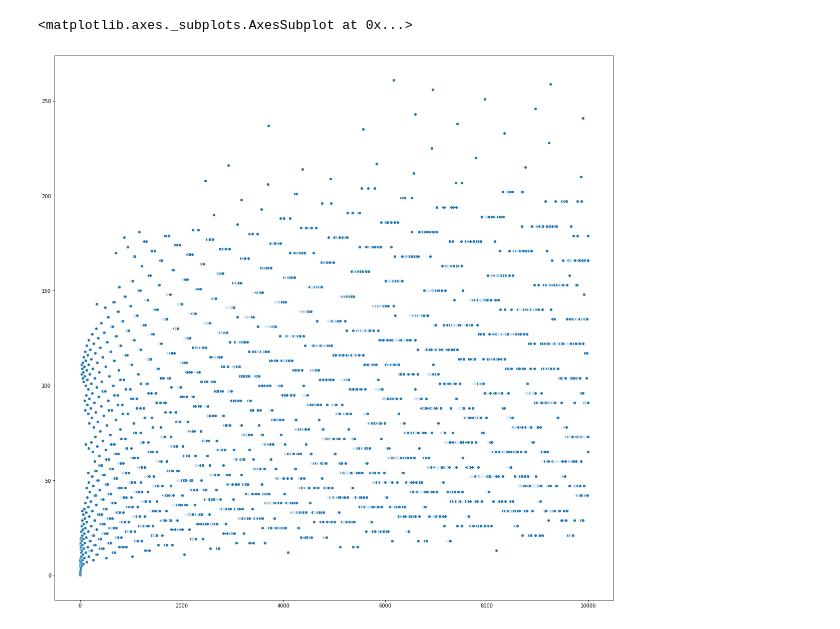
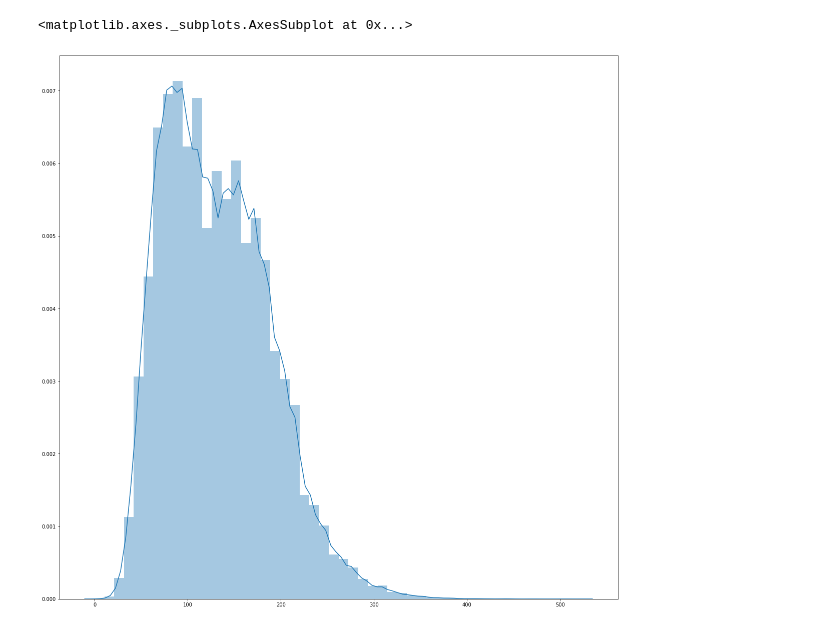
Before and after one commit to khoi/collatz-conjecture, a Jupyter notebook: notebook.ipynb, the cells around one changed output. Cells and saved outputs as stored; diff of their text form; code cells hidden in the pictures.

Commit message:
plot plot plot

```diff
--- a/notebook.ipynb
+++ b/notebook.ipynb
@@ -20,7 +21,7 @@ def calculate_step(n, cache = {}):
     cache[original] = count
     return count
 # %%
-N = 10000
+N = 1000000
 cache = {} # memorization FTW
 # %%
 numbers = np.array([i for i in range(1, N)])
@@ -28,6 +36,6 @@ steps = np.array([calculate_step(n, cache) for n in numbers])
 # %%
 f, ax = plt.subplots(figsize=(20, 20))
-sns.scatterplot(x=numbers, y=steps)
+sns.distplot(steps, ax=ax)
 # %% [output]
 <matplotlib.axes._subplots.AxesSubplot at 0x...>
-[figure, old version]
+[figure, new version]
```
Also changed, not shown: parts of 2 cells of this notebook, 1 other file.
